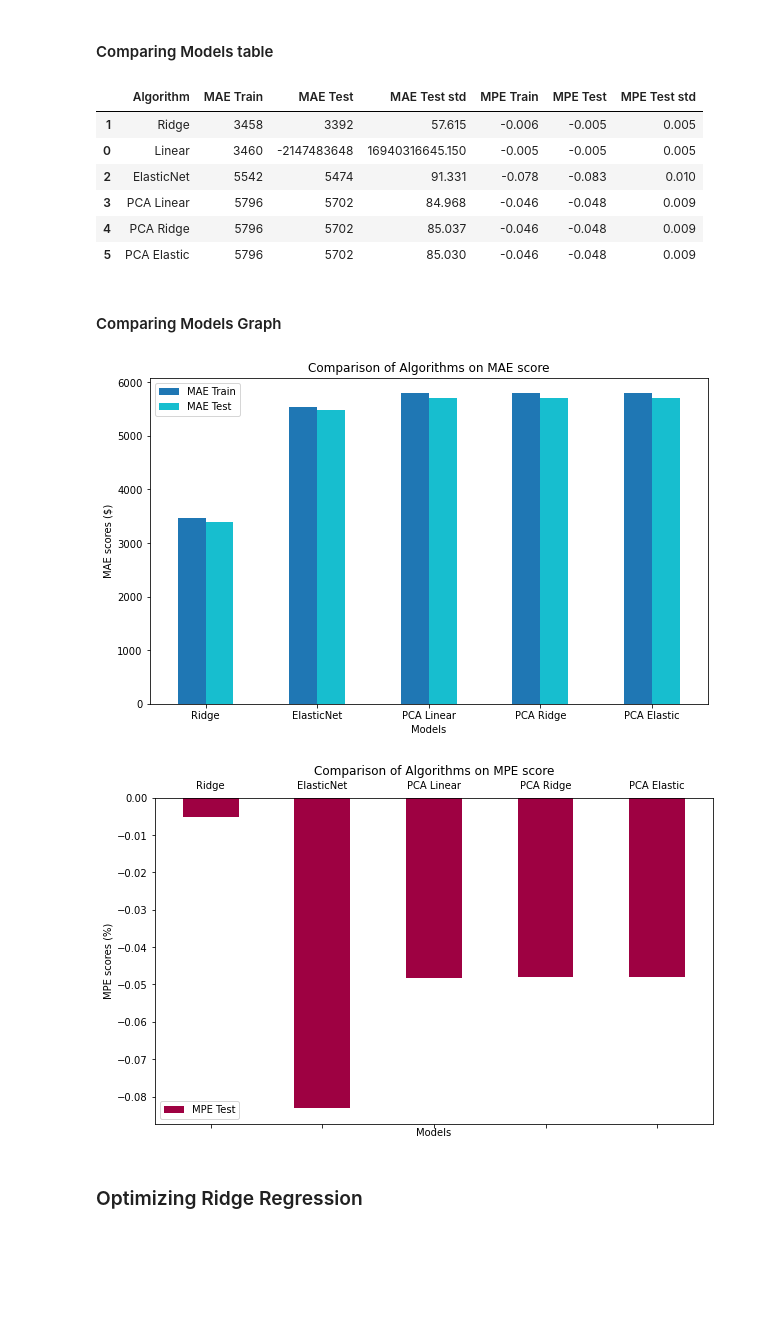
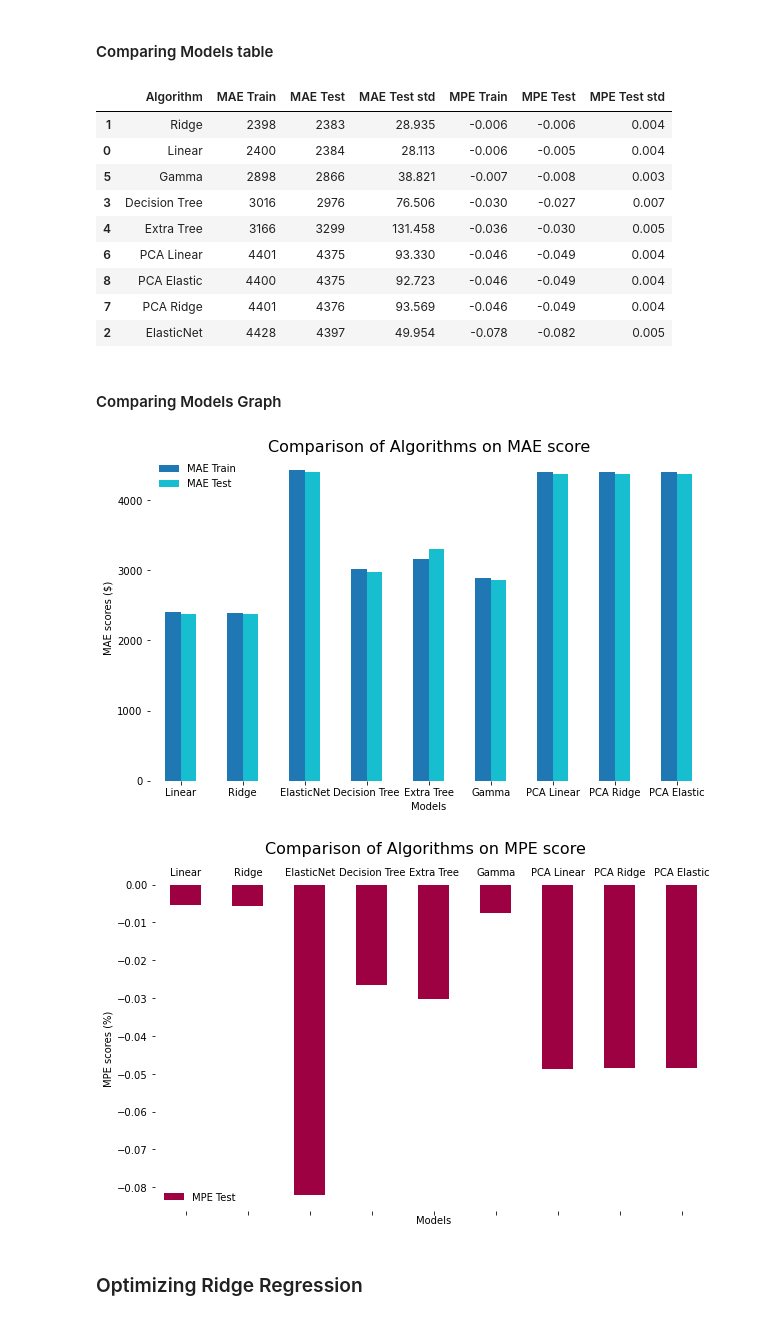
Before and after one commit to ShrutikaSankar/Springboard, a Jupyter notebook: auto_cap/auto_clean_copy2.ipynb, the cells around one changed output. Saved outputs shown, nothing was run; the diff lists cells and outputs as text; code cells hidden in the pictures; blank space fills up the shorter version.

```diff
--- a/auto_cap/auto_clean_copy2.ipynb
+++ b/auto_cap/auto_clean_copy2.ipynb
@@ -1825,0 +1901,4 @@ Standard Deviation test score: 0.010461756504481466
+# %%
+from sklearn.tree import DecisionTreeRegressor
+dt_1 = DecisionTreeRegressor(max_depth=4)
+y_predict_test_dt, c_dt = quick_run(dt_1, X_train_mm, y_train, X_val_mm, y_val,  name_g= 'Decision Tree')
@@ -1825,0 +1919,4 @@ Standard Deviation test score: 0.010461756504481466
+# %%
+from sklearn.tree import ExtraTreeRegressor
+ext_1 = ExtraTreeRegressor(max_depth=4)
+y_predict_test_ext, c_ext = quick_run(ext_1, X_train_mm, y_train, X_val_mm, y_val,  name_g= 'Extra Tree')
@@ -1825,0 +1937,5 @@ Standard Deviation test score: 0.010461756504481466
+# %%
+from sklearn.linear_model import GammaRegressor
+
+gr = GammaRegressor(alpha=0.1)
+y_predict_test_gr, c_gr = quick_run(gr, X_train_mm, y_train, X_val_mm, y_val,  name_g= 'Gamma')
@@ -1912,51 +2040,61 @@ Of the Non PCA regressions we can start eliminating:
 #### Comparing Models table
 # %%
 score_columns= ['Algorithm', 'MAE Train', 'MAE Test',  'MAE Test std', 'MPE Train', 'MPE Test',  'MPE Test std']
-c_data =[c_linear, c_ridge, c_elastic, c_pca_lin, c_pca_ridge, c_pca_elastic]
+c_data =[c_linear, c_ridge, c_elastic, c_dt, c_ext, c_gr, c_pca_lin, c_pca_ridge, c_pca_elastic]
 convert_dict = {'MAE Train': int, 'MAE Test': int}
 score_tab = pd.DataFrame(c_data, columns= score_columns )
 score_tab = score_tab.astype(convert_dict)
 pd.options.display.float_format = '{:.3f}'.format
-score_tab.sort_values('MAE Train')
+score_tab.sort_values('MAE Test')
+
+#Ridge 2395, 2411
 # %% [output]
 |  | Algorithm | MAE Train | MAE Test | MAE Test std | MPE Train | MPE Test | MPE Test std |
-| 1 | Ridge | 3458 | 3392 | 57.615 | -0.006 | -0.005 | 0.005 |
-| 0 | Linear | 3460 | -2147483648 | 16940316645.150 | -0.005 | -0.005 | 0.005 |
-| 2 | ElasticNet | 5542 | 5474 | 91.331 | -0.078 | -0.083 | 0.010 |
-| 3 | PCA Linear | 5796 | 5702 | 84.968 | -0.046 | -0.048 | 0.009 |
-| 4 | PCA Ridge | 5796 | 5702 | 85.037 | -0.046 | -0.048 | 0.009 |
-| 5 | PCA Elastic | 5796 | 5702 | 85.030 | -0.046 | -0.048 | 0.009 |
+| 1 | Ridge | 2398 | 2383 | 28.935 | -0.006 | -0.006 | 0.004 |
+| 0 | Linear | 2400 | 2384 | 28.113 | -0.006 | -0.005 | 0.004 |
+| 5 | Gamma | 2898 | 2866 | 38.821 | -0.007 | -0.008 | 0.003 |
+| 3 | Decision Tree | 3016 | 2976 | 76.506 | -0.030 | -0.027 | 0.007 |
+| 4 | Extra Tree | 3166 | 3299 | 131.458 | -0.036 | -0.030 | 0.005 |
+| 6 | PCA Linear | 4401 | 4375 | 93.330 | -0.046 | -0.049 | 0.004 |
+| 8 | PCA Elastic | 4400 | 4375 | 92.723 | -0.046 | -0.049 | 0.004 |
+| 7 | PCA Ridge | 4401 | 4376 | 93.569 | -0.046 | -0.049 | 0.004 |
+| 2 | ElasticNet | 4428 | 4397 | 49.954 | -0.078 | -0.082 | 0.005 |
 # %% [markdown]
 #### Comparing Models Graph
 # %%
 from matplotlib import cm
 score_tab_MAE= score_tab[['Algorithm','MAE Train', 'MAE Test']].set_index('Algorithm')
-score_tab_MAE = score_tab_MAE[score_tab_MAE.index != 'Linear']
 cmap = cm.get_cmap('tab10')
 
 ax=score_tab_MAE.plot.bar(rot=0, figsize=(10,6), cmap=cmap )
 
-plt.title('Comparison of Algorithms on MAE score', fontsize=12)
+plt.title('Comparison of Algorithms on MAE score', fontsize=16, pad=0.1)
+plt.legend(frameon= False)
+plt.box(on=None)
 plt.xlabel('Models',fontsize=10)
 plt.ylabel ('MAE scores ($)',fontsize=10)
 plt.savefig("Figx_ModelComparison.png")
 # %% [output]
-[figure, old version]
+[figure, new version]
 # %%
 from matplotlib import cm
 cmap = cm.get_cmap('Spectral')
 
 score_tab_MPE= score_tab[['Algorithm','MPE Test']].set_index('Algorithm')
-score_tab_MPE = score_tab_MPE[score_tab_MPE.index != 'Linear']
+
+
 
 ax=score_tab_MPE.plot.bar(rot=0, figsize=(10,6), cmap=cmap )
 ax.tick_params(labelbottom=False,labeltop=True)
-plt.title('Comparison of Algorithms on MPE score', fontsize=12)
+plt.suptitle('Comparison of Algorithms on MPE score', fontsize=16,)
+
 plt.xlabel('Models',fontsize=10)
 plt.ylabel ('MPE scores (%)',fontsize=10)
+plt.legend(frameon= False)
+plt.box(on=None)
 plt.savefig("Figx_ModelComparison_MPE.png")
 # %% [output]
-[figure, old version]
+[figure, new version]
 # %% [markdown]
 ### Optimizing Ridge Regression
 # %% [markdown]
```
Also changed, not shown: parts of 68 cells of this notebook.
